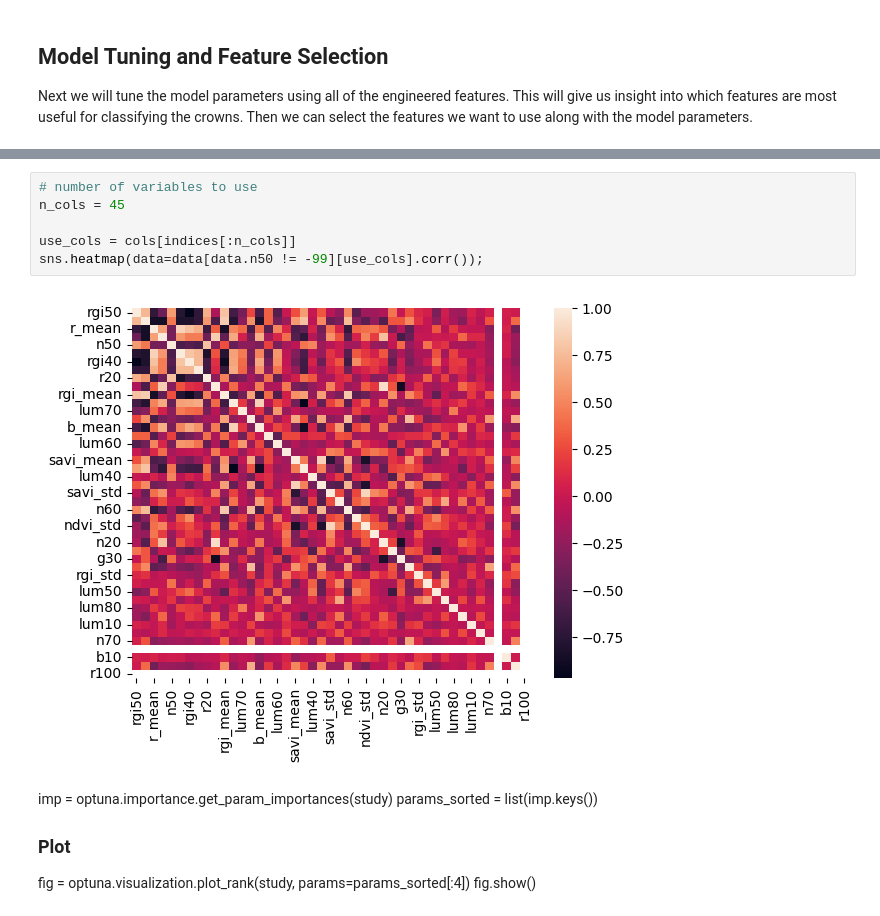
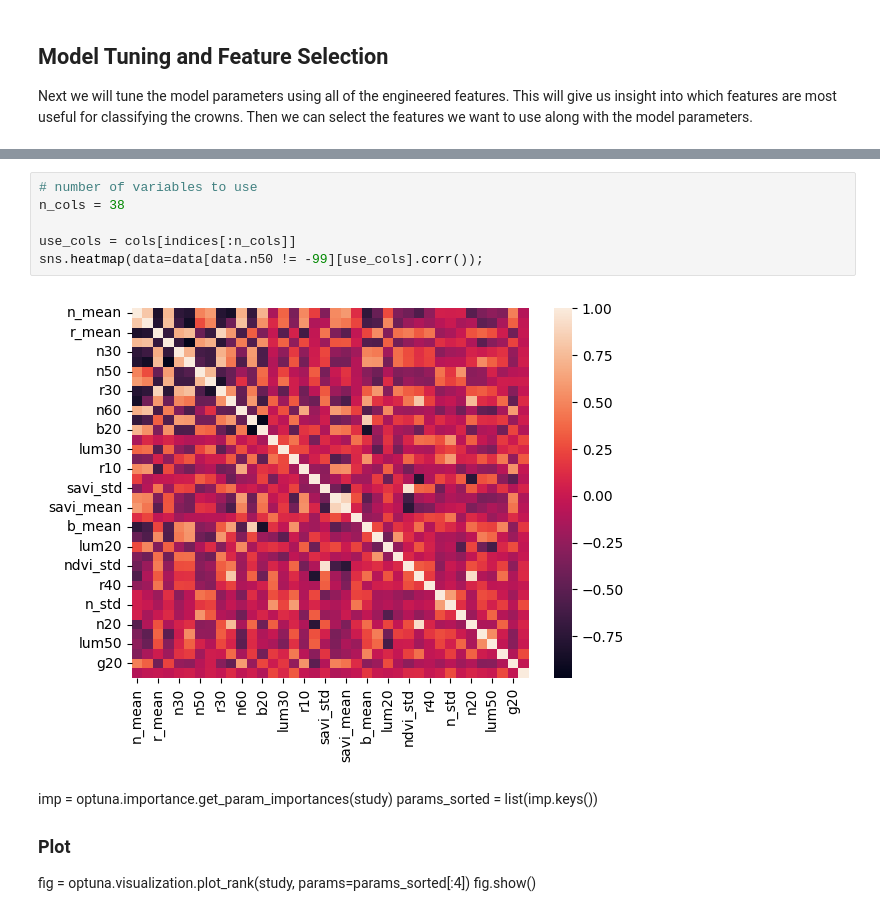
Before and after one commit to kulpojke/tree-mortality, a Jupyter notebook: src/mortality_classification.ipynb, the cells around one changed output, grey strips where cells are left out. Drawn from its saved outputs; the diff is of its cells as text.

```diff
--- a/src/mortality_classification.ipynb
+++ b/src/mortality_classification.ipynb
@@ -458,11 +470,11 @@ Feature ranking:
 # %%
 # number of variables to use
-n_cols = 45
+n_cols = 38
 
 use_cols = cols[indices[:n_cols]]
 sns.heatmap(data=data[data.n50 != -99][use_cols].corr());
 # %% [output]
-[figure, old version]
+[figure, new version]
 # %% [markdown]
 imp = optuna.importance.get_param_importances(study)
 params_sorted = list(imp.keys())
```
Also changed, not shown: parts of 7 cells of this notebook, 1 other file.
